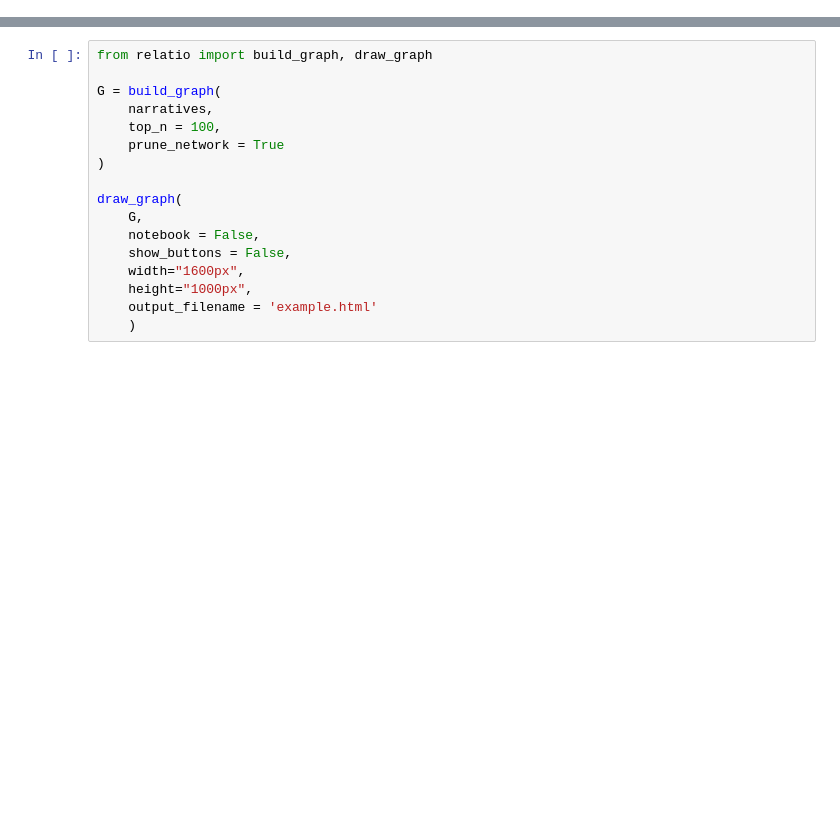
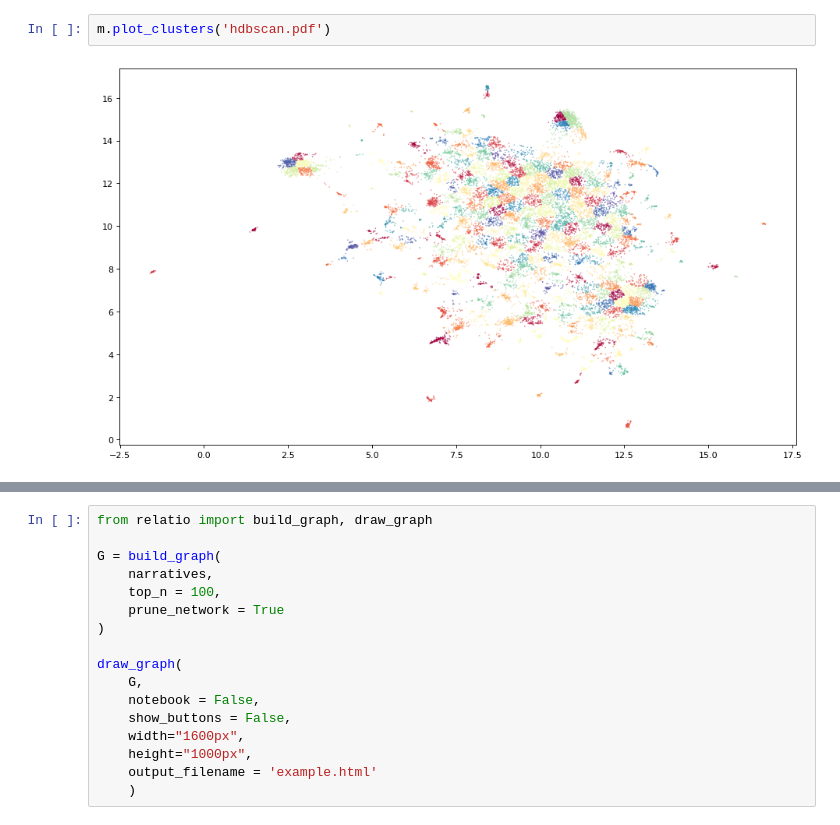
Before and after one commit to relatio-nlp/relatio, a Jupyter notebook: tutorial/tutorial_english.ipynb, the cells around one changed output, grey strips where cells are left out. Drawn from its saved outputs; the diff is of its cells as text; blank space fills up the shorter version.

Commit message:
implemented PCA/UMAP for clustering

```diff
--- a/tutorial/tutorial_english.ipynb
+++ b/tutorial/tutorial_english.ipynb
@@ -184,0 +43,4 @@ No training required: the model is deterministic.
+# %%
+m.plot_clusters('hdbscan.pdf')
+# %% [output]
+[figure, added]
```
Also changed, not shown: parts of 32 cells of this notebook, 12 other files.
